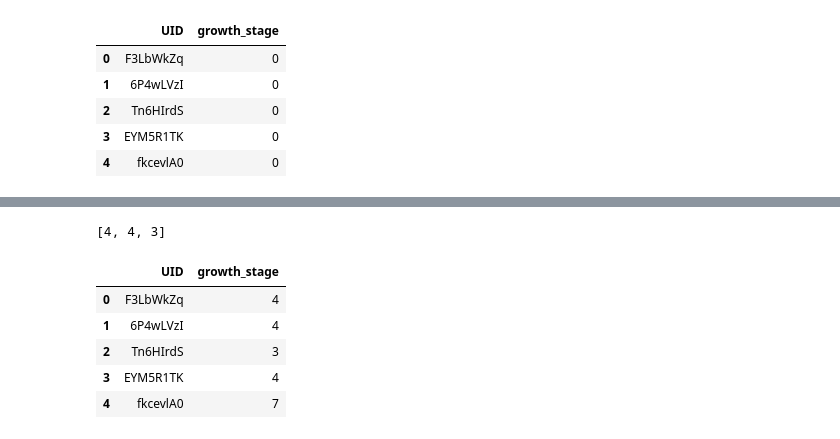
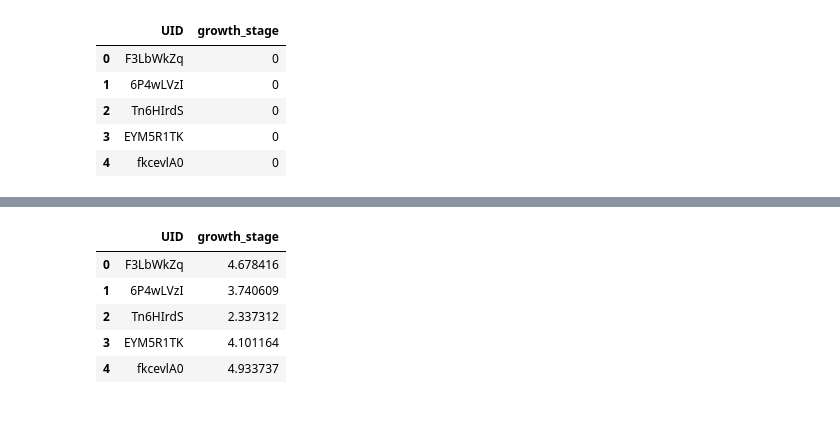
Before and after one commit to Abel-Moremi/CGIAR-Wheat-Growth-Stage-Challenge, a Jupyter notebook: WheatGrowthChallenge.ipynb, the cells around one changed output, grey strips where cells are left out. Drawn from its saved outputs; the diff is of its cells as text; code cells hidden in the pictures.

```diff
--- a/WheatGrowthChallenge.ipynb
+++ b/WheatGrowthChallenge.ipynb
@@ -74,6 +74,12 @@ train.loc[train.label_quality == 2].shape[0]
 train_hq = train.loc[train.label_quality == 2]
 # %%
 # Create our dataloaders
-dls = ImageDataLoaders.from_df(train_hq, path='Data/images/', suff='.jpeg', label_col='growth_stage', item_tfms=Resize(224), device=torch.device("cuda:0"), num_workers=0)
+dls = ImageDataLoaders.from_df(train_hq, path='Data/images/',
+                               suff='.jpeg',
+                               label_col='growth_stage',
+                               item_tfms=Resize(224),
+                               device=torch.device("cuda:0"),
+                               num_workers=0,
+                               y_block=RegressionBlock)
 dls.show_batch()
 # %% [output]
@@ -82,6 +88,6 @@ dls.show_batch()
 ### MODEL TRAINING
 # %%
 # doc(cnn_learner.fine_tune)
-learn = cnn_learner(dls, resnet34, metrics=error_rate)
-learn.fine_tune(3) # the 3 here tells it to train the head then fine-tune the whole network for 3 epochs
+learn = cnn_learner(dls, resnet34, metrics=rmse)
+learn.fine_tune(15)
 # %% [output]
@@ -104,10 +122,9 @@ ss.head()
 | 3 | EYM5R1TK | 0 |
 | 4 | fkcevlA0 | 0 |
 # %%
-tdl = learn.dls.test_dl(ss) # Make test dataloader
-preds = learn.get_preds(dl=tdl) # Get model predictions
+tdl = learn.dls.test_dl(ss)
+preds = learn.tta(dl=tdl)
 preds[0].shape # 5 sets of probabilities - one for each class. The high quality labels must not cover a few of the growth phases
 preds[0][0] # The predictions for the first test image
-learn.dls.vocab # The classes associated with the probabilities output
 # %% [output]
 [interactive output not drawn]
@@ -115,21 +133,14 @@ learn.dls.vocab # The classes associated with the probabilities output
-# %%
-# Converting the predicted probabilities into classes:
-class_indexes = np.argmax(preds[0], axis=1)
-classes = [learn.dls.vocab[idx] for idx in class_indexes]
-classes[:3] # We've found the class with the highest probability - these are our predictions
-# %% [output]
-[4, 4, 3]
 # %%
 # Update the submission dataframe with our predictions
-ss['growth_stage'] = classes
+ss['growth_stage'] = preds[0].numpy()
 ss.head()
 # %% [output]
 |  | UID | growth_stage |
-| 0 | F3LbWkZq | 4 |
-| 1 | 6P4wLVzI | 4 |
-| 2 | Tn6HIrdS | 3 |
-| 3 | EYM5R1TK | 4 |
-| 4 | fkcevlA0 | 7 |
+| 0 | F3LbWkZq | 4.678416 |
+| 1 | 6P4wLVzI | 3.740609 |
+| 2 | Tn6HIrdS | 2.337312 |
+| 3 | EYM5R1TK | 4.101164 |
+| 4 | fkcevlA0 | 4.933737 |
 # %%
 # Save and submit
 ss.to_csv('submission.csv', index=False)
```
Also changed, not shown: parts of 5 cells of this notebook.
